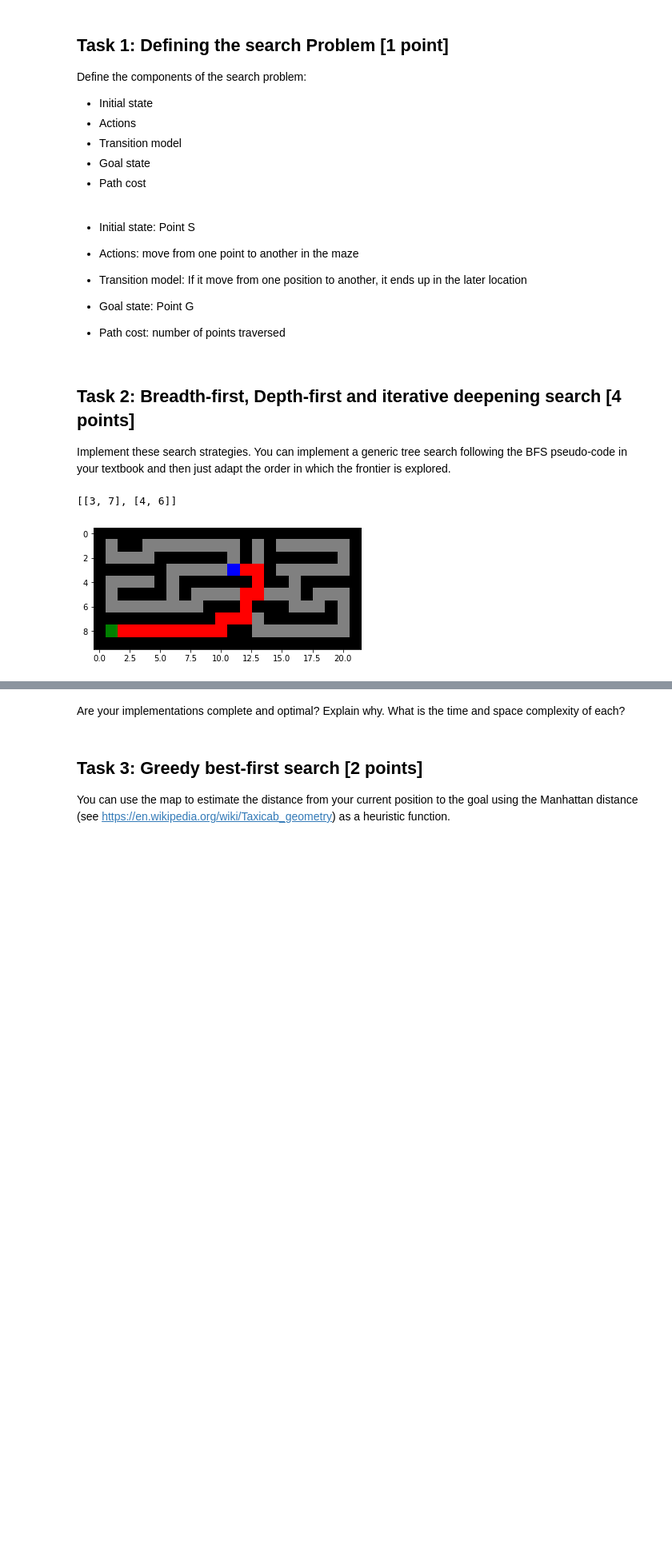
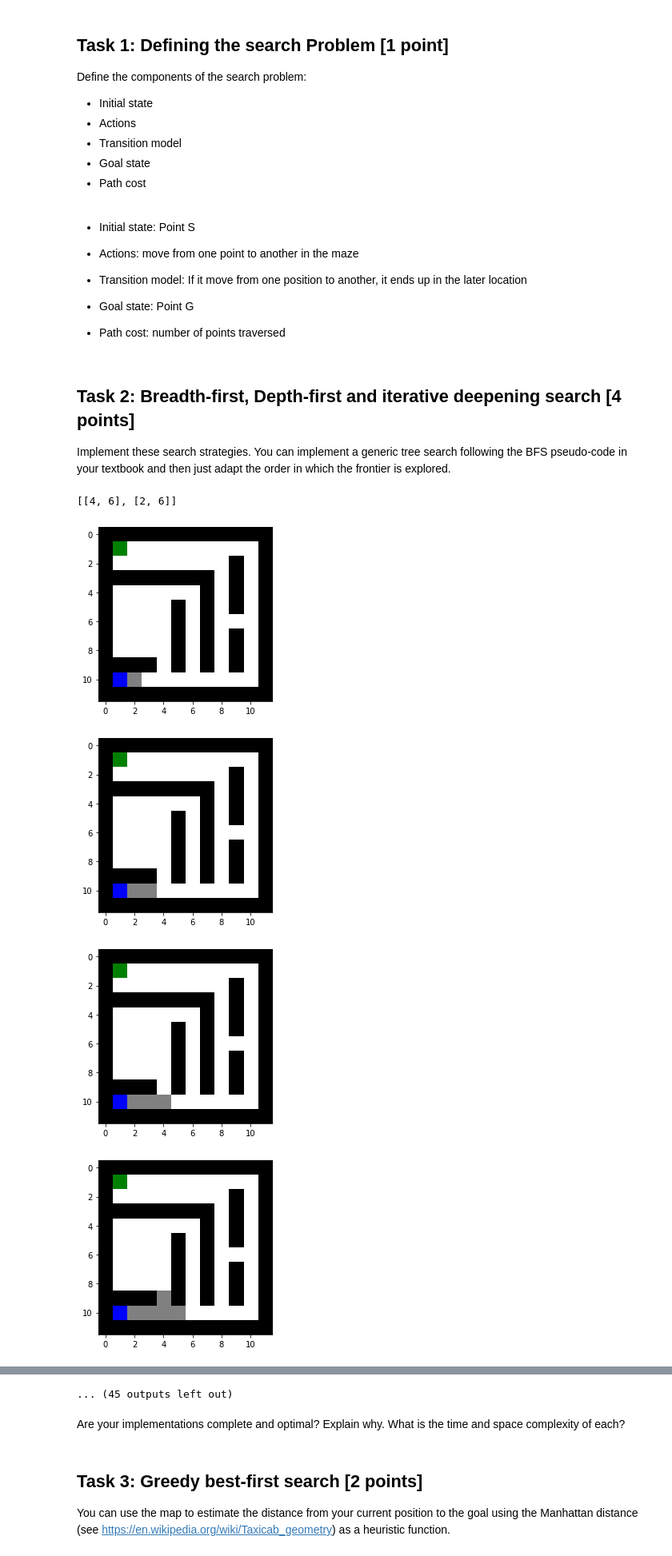
Before and after one commit to Meanings11/CS7320-AI, a Jupyter notebook: Search/Maze.ipynb, the cells around one changed output, grey strips where cells are left out. Shown at 80% size. Cells and saved outputs as stored; diff of their text form; code cells hidden in the pictures; blank space fills up the shorter version.

```diff
--- a/Search/Maze.ipynb
+++ b/Search/Maze.ipynb
@@ -8,7 +8,7 @@ The agent has a map of the maze it is in (i.e., the environment is deterministic
 
 Here is the small example maze:
 # %%
-f = open("small_maze.txt", "r")
+f = open("loops_maze.txt", "r")
 maze_str = f.read()
 print(maze_str)
 # %% [output]
@@ -116,6 +118,7 @@ Define the components of the search problem:
 Implement these search strategies. You can implement a generic tree search following the BFS pseudo-code in your textbook and then just adapt the order in which the frontier is explored.
 # %%
 from pyTree.Tree import Tree as Tree
+import random
 
 def expand(maze, pos):
     near_pos = [[pos[0],pos[1]+1],
@@ -123,6 +126,8 @@ def expand(maze, pos):
                 [pos[0]+1,pos[1]],
                [pos[0]-1,pos[1]]]
 
+#   add stochastic to DFS
+    random.shuffle(near_pos)
     return([next_pos for next_pos in near_pos if look(maze, next_pos) != "X"])
 
 def getPath(node):
@@ -133,9 +138,8 @@ def getPath(node):
     while not node.isRoot():
         node = node.getParent()
         path.append(node.data)
-#         print(path)
+#         path.reverse()
 
-        path.reverse()
     return(path)
 
 def showPath(maze, path, reached):
@@ -155,9 +159,9 @@ def showPath(maze, path, reached):
 expand(maze,find_pos(maze, what = "S"))
 expand(maze,[3,6])
 # %% [output]
-[[3, 7], [4, 6]]
+[[4, 6], [2, 6]]
 # %%
-def maze_solver(maze, mod= "BFS" , debug = False, show = False):
+def maze_solver(maze, mode= "BFS" , debug = False, show = False):
     # build the root of the tree
     start = find_pos(maze, what = "S")
     root = Tree(data = start)
@@ -167,35 +171,45 @@ def maze_solver(maze, mod= "BFS" , debug = False, show = False):
     if show: maze_vis = np.copy(maze)
 
     #init frontier and reached
     frontier = []
     reached = []
     frontier.append(root)
     reached.append(root.data)
 
     while not len(frontier) <= 0:
         if debug: print("frontier:",[node.data for node in frontier])
-        node = frontier.pop(0)
+
+        # choose the search strategy
+        if mode == "BFS":
+            node = frontier.pop(0)
+        elif mode == "DFS":
+            node = frontier.pop()
 
         if look(maze, node.data) == "G":
             return ({"path": getPath(node),
                      "reached": reached})
 
-        for child in expand(maze,node.data):
-            pos = child
+        for pos in expand(maze,node.data):
+#           DFS check cycle
+
+
             if not pos in reached:
                 new_node = Tree(data = pos)
                 node.addChild(new_node)
                 frontier.append(new_node)
                 reached.append(pos)
 
                 if show: maze_vis[pos[0], pos[1]] = "."
 
         if show: show_maze(maze_vis)
 
     return(None) #fail
 
 # print(len(maze_solver(maze, debug = False, show = False)))
-output = maze_solver(maze, debug = False, show = False)
+output = maze_solver(maze,mode="DFS",debug = False, show = True)
 showPath(maze, output["path"], output["reached"])
 # %% [output]
-[figure, old version]
+[figure, new version]
+[figure, added]
+[figure, added]
+[figure, added]
@@ -202,3 +224,4 @@ showPath(maze, output["path"], output["reached"])
+... (45 outputs left out)
 # %% [markdown]
 Are your implementations complete and optimal? Explain why. What is the time and space complexity of each?
 # %%
```
Also changed, not shown: parts of 5 cells of this notebook.
